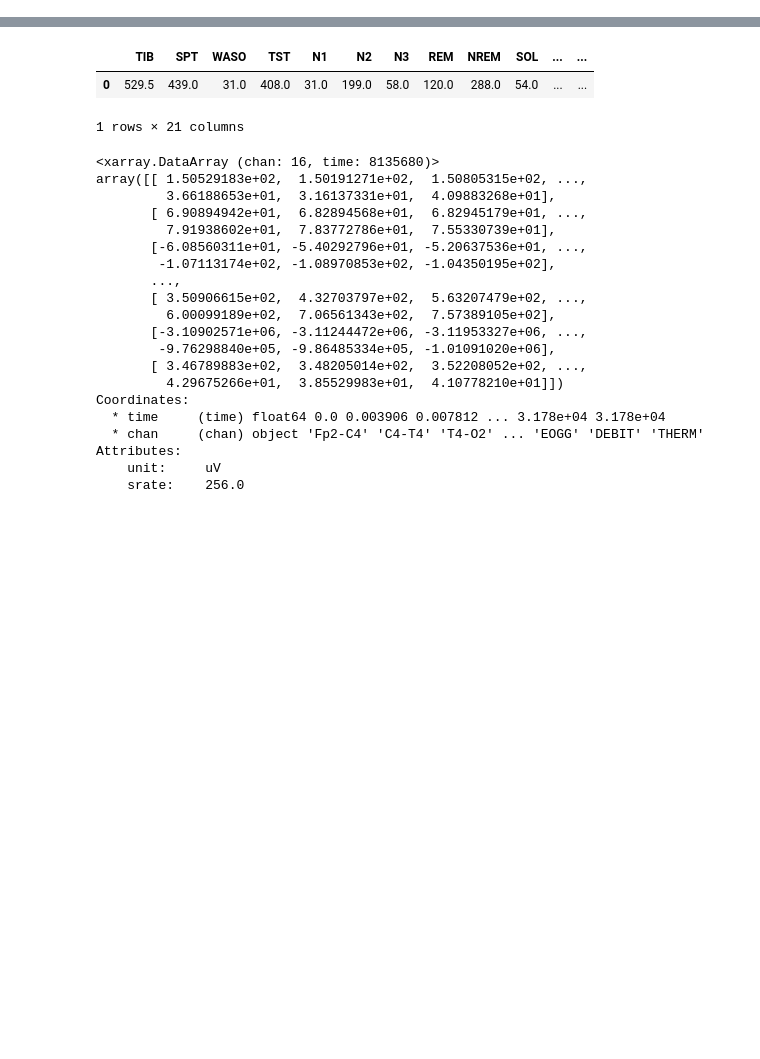
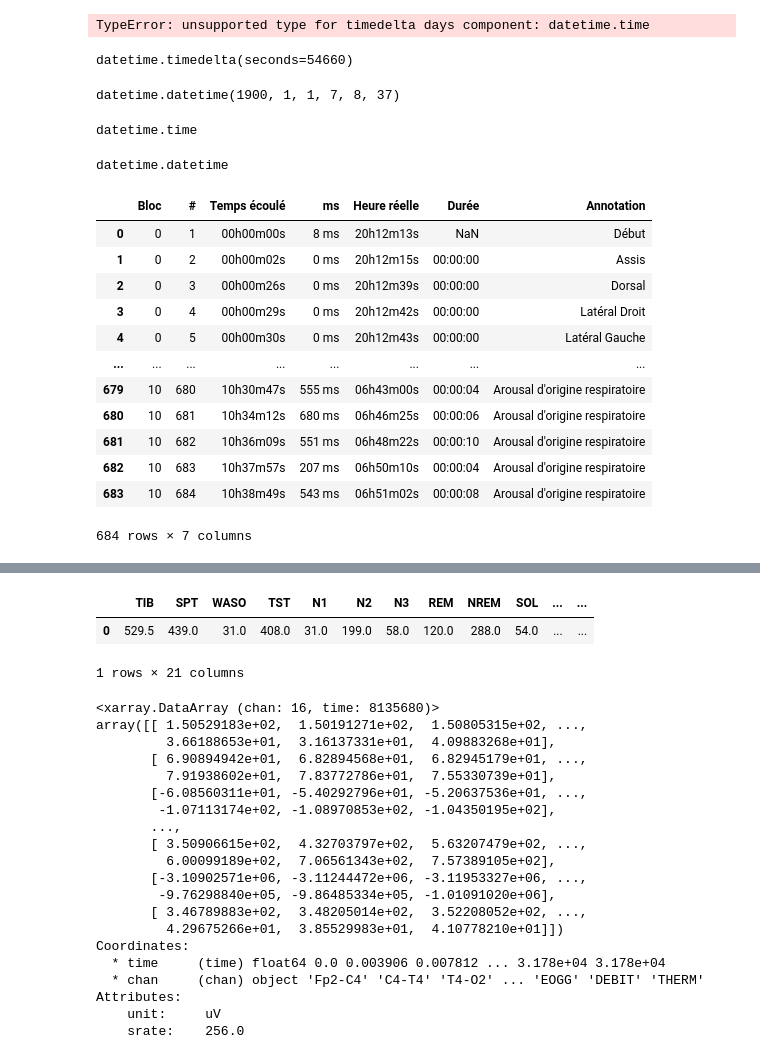
Before and after one commit to ValentinGhibaudo/Sleep_EEG_Respi, a Jupyter notebook: sandbox.ipynb, the cells around one changed output, grey strips where cells are left out. Cells and saved outputs as stored; diff of their text form; code cells hidden in the pictures; blank space fills up the shorter version.

```diff
--- a/sandbox.ipynb
+++ b/sandbox.ipynb
@@ -9,0 +173,20 @@ from params import *
+# %%
+datetime.datetime.strptime(lights_recordings.loc[0, 'recording start time'], "%H:%M:%S") - lights_recordings.loc[0, 'light on'])
+# %% [output]
+TypeError: unsupported type for timedelta days component: datetime.time
+# %%
+datetime.datetime.strptime(lights_recordings.loc[0, 'recording start time'], "%H:%M:%S") - datetime.datetime.strptime(lights_recordings.loc[0, 'light on'].strftime("%H:%M:%S"),  "%H:%M:%S")
+# %% [output]
+datetime.timedelta(seconds=54660)
+# %%
+datetime.datetime.strptime(lights_recordings.loc[0, 'light on'].strftime("%H:%M:%S"),  "%H:%M:%S")
+# %% [output]
+datetime.datetime(1900, 1, 1, 7, 8, 37)
+# %%
+type(lights_recordings.loc[0, 'light on'])
+# %% [output]
+datetime.time
+# %%
+type(datetime.datetime.strptime(lights_recordings.loc[0, 'recording start time'], "%H:%M:%S"))
+# %% [output]
+datetime.datetime
@@ -9,0 +197,18 @@ from params import *
+# %%
+annotations = pd.read_csv('../data/S9/190304A-Annotations', encoding = 'latin-1', sep = '\t', header = 1)
+# %%
+annotations
+# %% [output]
+|  | Bloc | # | Temps écoulé | ms | Heure réelle | Durée | Annotation |
+| 0 | 0 | 1 | 00h00m00s | 8 ms | 20h12m13s | NaN | Début |
+| 1 | 0 | 2 | 00h00m02s | 0 ms | 20h12m15s | 00:00:00 | Assis |
+| 2 | 0 | 3 | 00h00m26s | 0 ms | 20h12m39s | 00:00:00 | Dorsal |
+| 3 | 0 | 4 | 00h00m29s | 0 ms | 20h12m42s | 00:00:00 | Latéral Droit |
+| 4 | 0 | 5 | 00h00m30s | 0 ms | 20h12m43s | 00:00:00 | Latéral Gauche |
+| ... | ... | ... | ... | ... | ... | ... | ... |
+| 679 | 10 | 680 | 10h30m47s | 555 ms | 06h43m00s | 00:00:04 | Arousal d'origine respiratoire |
+| 680 | 10 | 681 | 10h34m12s | 680 ms | 06h46m25s | 00:00:06 | Arousal d'origine respiratoire |
+| 681 | 10 | 682 | 10h36m09s | 551 ms | 06h48m22s | 00:00:10 | Arousal d'origine respiratoire |
+| 682 | 10 | 683 | 10h37m57s | 207 ms | 06h50m10s | 00:00:04 | Arousal d'origine respiratoire |
+| 683 | 10 | 684 | 10h38m49s | 543 ms | 06h51m02s | 00:00:08 | Arousal d'origine respiratoire |
+684 rows × 7 columns
```
Also changed, not shown: parts of 23 cells of this notebook, 16 other files.
